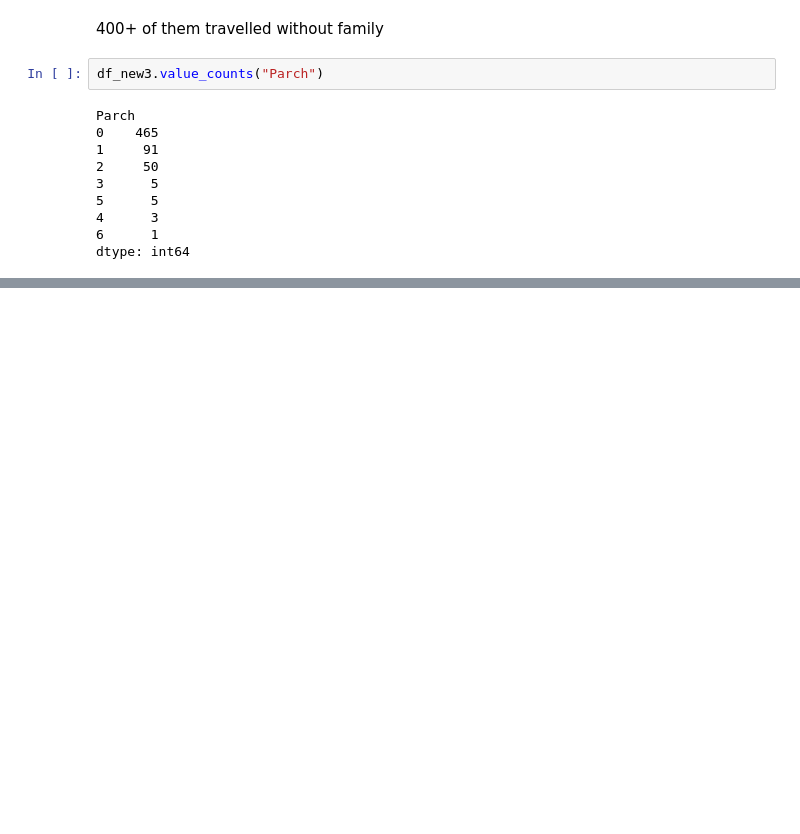
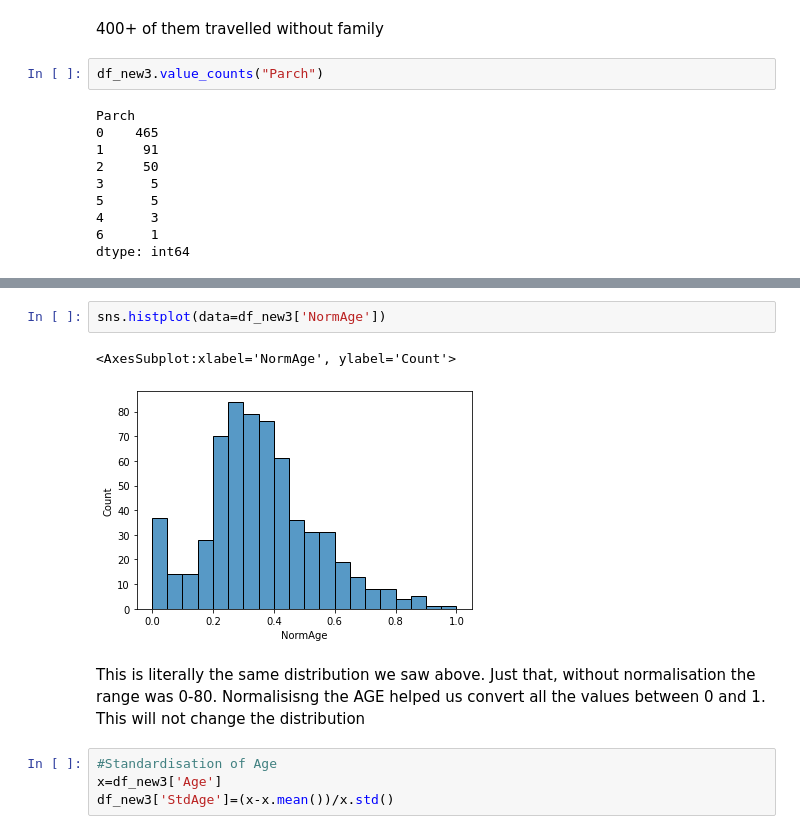
Before and after one commit to smruthi49/Kaggle-Notebooks, a Jupyter notebook: titanic-dataset-eda.ipynb, the cells around one changed output, grey strips where cells are left out. Drawn from its saved outputs; the diff is of its cells as text; blank space fills up the shorter version.

```diff
--- a/titanic-dataset-eda.ipynb
+++ b/titanic-dataset-eda.ipynb
@@ -544,0 +561,11 @@ dtype: int64
+# %%
+sns.histplot(data=df_new3['NormAge'])
+# %% [output]
+<AxesSubplot:xlabel='NormAge', ylabel='Count'>
+[figure, added]
+# %% [markdown]
+This is literally the same distribution we saw above. Just that, without normalisation the range was 0-80. Normalisisng the AGE helped us convert all the values between 0 and 1. This will not change the distribution
+# %%
+#Standardisation of Age
+x=df_new3['Age']
+df_new3['StdAge']=(x-x.mean())/x.std()
```
Also changed, not shown: parts of 5 cells of this notebook.
